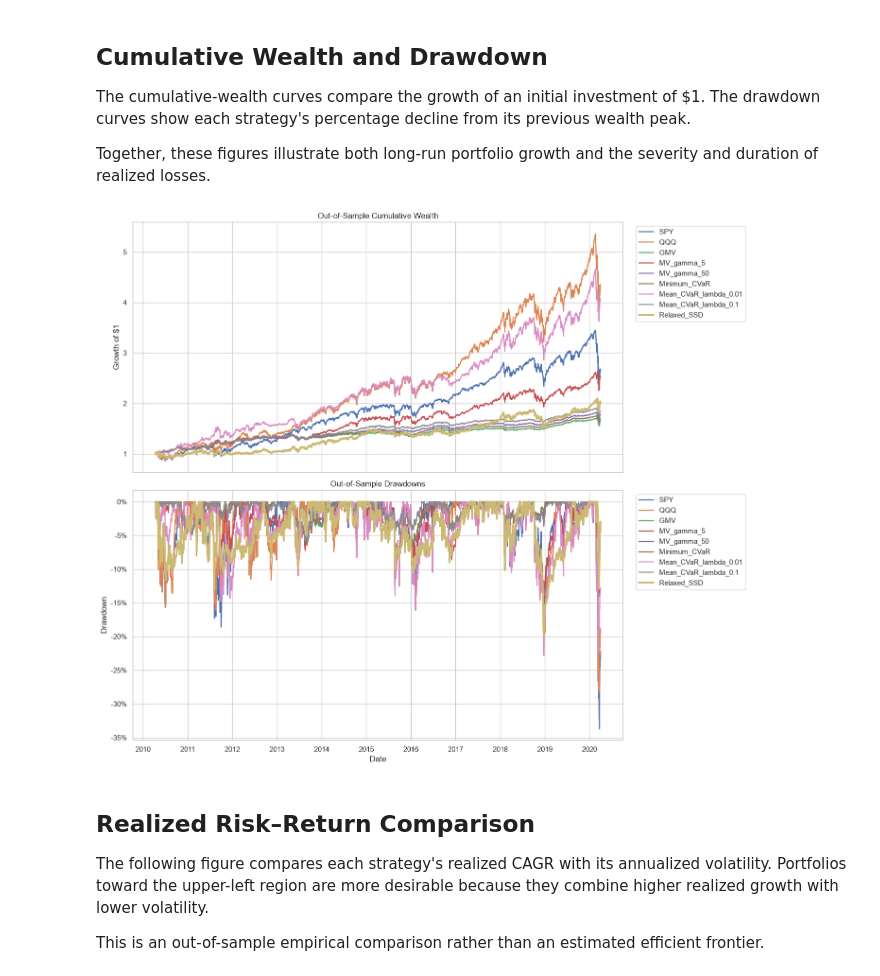
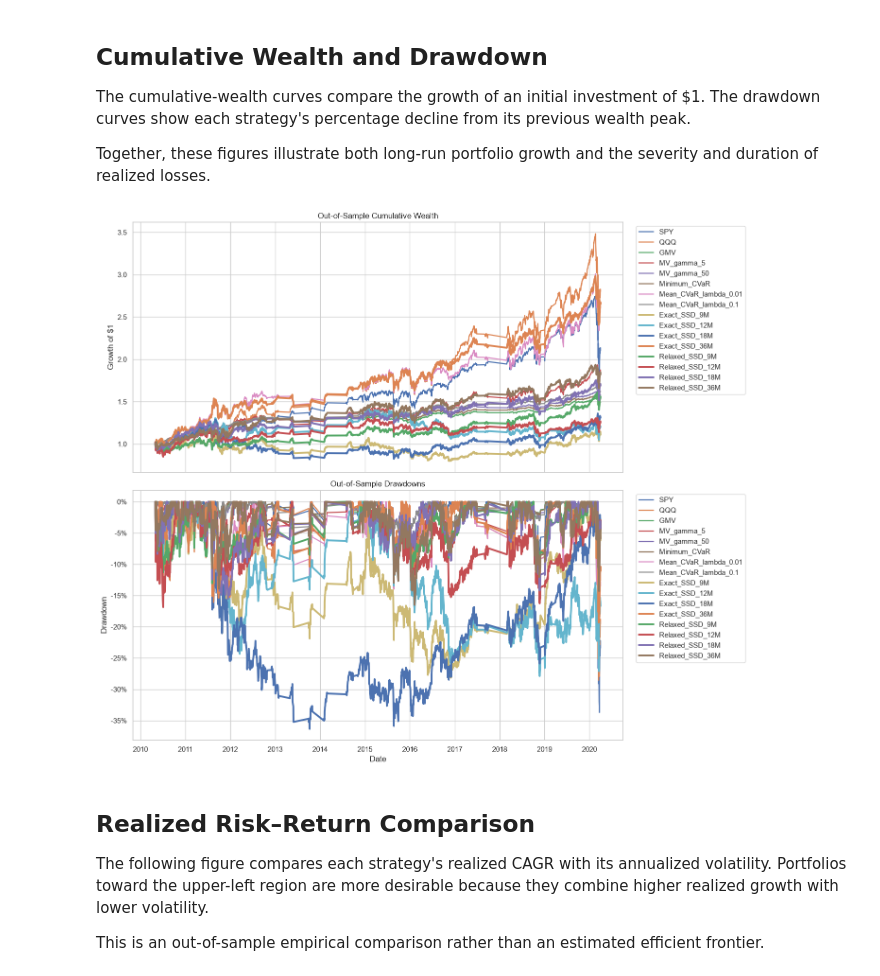
Before and after one commit to HoshizoraR0905/Portfolio_Optimization, a Jupyter notebook: notebooks/09_final_comparison.ipynb, the cells around one changed output. Saved outputs shown, nothing was run; the diff lists cells and outputs as text; code cells hidden in the pictures.

Commit message:
revised notebook 07-09 with Codex, prepared more results to be presented

```diff
--- a/notebooks/09_final_comparison.ipynb
+++ b/notebooks/09_final_comparison.ipynb
@@ -79,6 +82,17 @@ print(
     "Results directory:",
     RESULTS_DIR,
 )
+current_directory = Path.cwd()
+PROJECT_ROOT = current_directory if (current_directory / "config.yaml").exists() else current_directory.parent
+with (PROJECT_ROOT / "config.yaml").open() as config_file:
+    config = yaml.safe_load(config_file)
+ESTIMATION_WINDOWS_MONTHS = config["backtest"]["estimation_windows_months"]
+if (not isinstance(ESTIMATION_WINDOWS_MONTHS, list) or not ESTIMATION_WINDOWS_MONTHS
+        or any(type(months) is not int or months <= 0 for months in ESTIMATION_WINDOWS_MONTHS)
+        or len(set(ESTIMATION_WINDOWS_MONTHS)) != len(ESTIMATION_WINDOWS_MONTHS)):
+    raise ValueError("estimation_windows_months must contain unique positive integer months")
+BASELINE_ESTIMATION_MONTHS = 12 * config["backtest"]["estimation_window_years"]
+print("Configured estimation windows:", ESTIMATION_WINDOWS_MONTHS)
 # %% [output]
 Project root: /Users/yyi/Projects/Portfolio optimization
 Results directory: /Users/yyi/Projects/Portfolio optimization/results
@@ -145,6 +160,7 @@ Benchmark observations: 2512
 | 2010-04-16 | -0.015912 | -0.011969 |
 # %%
 RETURN_FILES = {
+    "Exact SSD": RESULTS_DIR / "exact_ssd_daily_returns.csv",
     "GMV": (
         RESULTS_DIR
         / "gmv_daily_returns.csv"
@@ -311,7 +328,8 @@ REQUESTED_STRATEGIES = [
     "Mean_CVaR_lambda_0.01",
     "Mean_CVaR_lambda_0.1",
 
-    "Relaxed_SSD",
+    *[f"Exact_SSD_{months}M" for months in ESTIMATION_WINDOWS_MONTHS],
+    *[f"Relaxed_SSD_{months}M" for months in ESTIMATION_WINDOWS_MONTHS],
 ]
 
 included_strategies = [
@@ -641,8 +680,7 @@ for strategy in (
 ):
     line_width = (
         2.8
-        if strategy
-        == "Relaxed_SSD"
+        if strategy.startswith(("Relaxed_SSD_", "Exact_SSD_"))
         else 1.7
     )
 
@@ -673,34 +711,34 @@ axes[0].set_ylabel(
 )
 
 axes[1].set_title(
     "Out-of-Sample Drawdowns"
 )
 
 axes[1].set_xlabel(
     "Date"
 )
 
 axes[1].set_ylabel(
     "Drawdown"
 )
 
 axes[1].yaxis.set_major_formatter(
     plt.FuncFormatter(
         lambda value, position:
             f"{value:.0%}"
     )
 )
 
 for axis in axes:
     axis.legend(
         bbox_to_anchor=(1.02, 1),
         loc="upper left",
     )
 
 plt.tight_layout()
 plt.show()
 # %% [output]
-[figure, old version]
+[figure, new version]
 # %% [markdown]
 ## Realized Risk–Return Comparison
 
```
Also changed, not shown: parts of 12 cells of this notebook, 12 other files.
